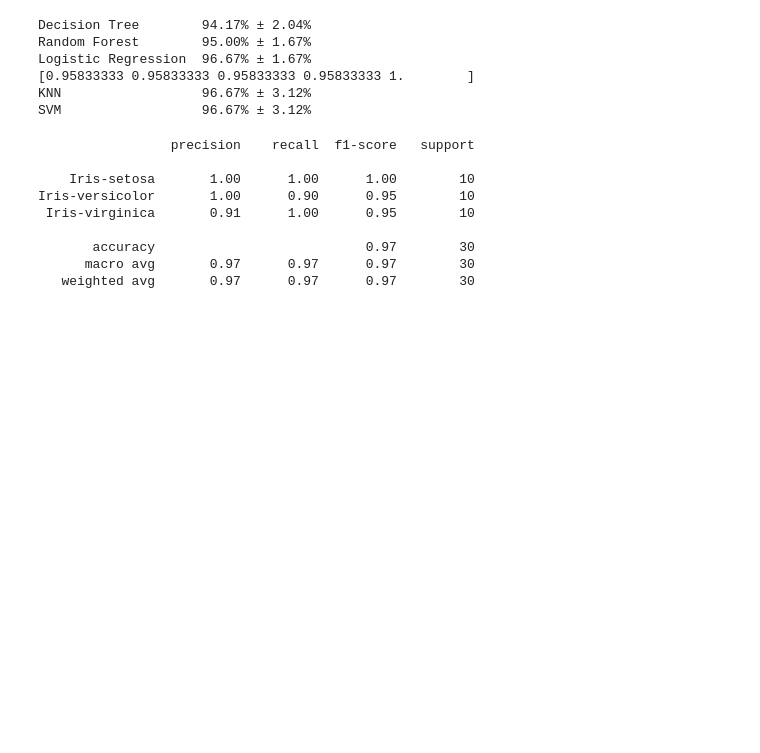
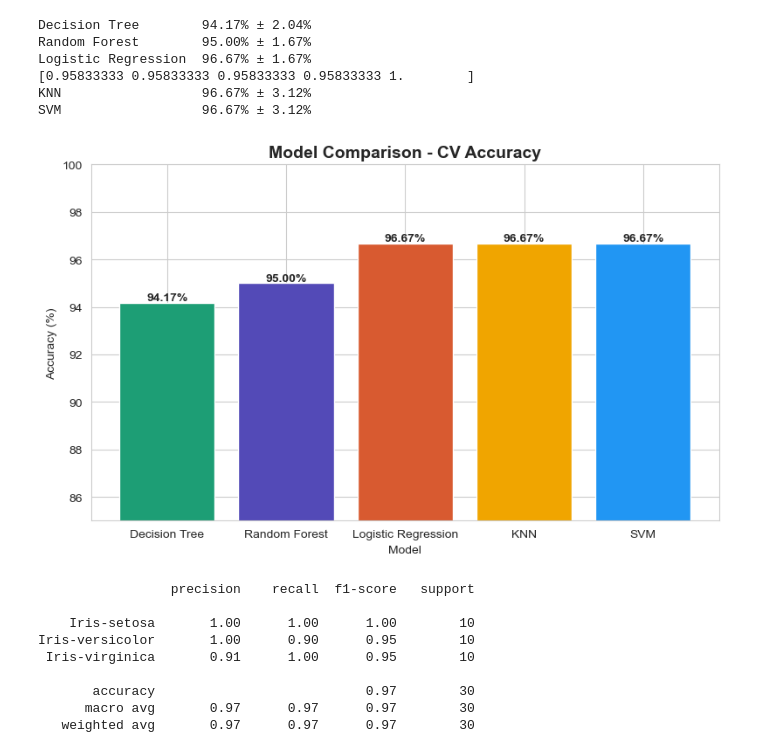
Before and after one commit to Yashwardhan19/TRAINING-ML-ALGORITHM-ON-IRIS-DATSET, a Jupyter notebook: training.ipynb, the cells around one changed output. Drawn from its saved outputs; the diff is of its cells as text; code cells hidden in the pictures; blank space fills up the shorter version.

Commit message:
Added model comparison bar chart

```diff
--- a/training.ipynb
+++ b/training.ipynb
@@ -382,6 +382,28 @@ Logistic Regression  96.67% ± 1.67%
 [0.95833333 0.95833333 0.95833333 0.95833333 1.        ]
 KNN                  96.67% ± 3.12%
 SVM                  96.67% ± 3.12%
+# %%
+#Model comparision bar chart
+cv_scores = {}
+
+for name, model in models.items():
+    scores = cross_val_score(model, x_train, y_train, cv=5, scoring='accuracy')
+    cv_scores[name] = scores.mean() * 100
+
+plt.figure(figsize=(8, 5))
+plt.bar(cv_scores.keys(), cv_scores.values(), color=['#1D9E75', '#534AB7', '#D85A30', '#F0A500', '#2196F3'])
+plt.title('Model Comparison - CV Accuracy', fontsize=14, fontweight='bold')
+plt.xlabel('Model')
+plt.ylabel('Accuracy (%)')
+plt.ylim(85, 100)  # zoom in taaki difference clearly dikhe
+
+for i, (name, acc) in enumerate(cv_scores.items()):
+    plt.text(i, acc + 0.1, f'{acc:.2f}%', ha='center', fontweight='bold')
+
+plt.tight_layout()
+plt.show()
+# %% [output]
+[figure, added]
 # %%
 #Fitting Best model
 log_cl = LogisticRegression()
```
Also changed, not shown: parts of 1 cell of this notebook.
